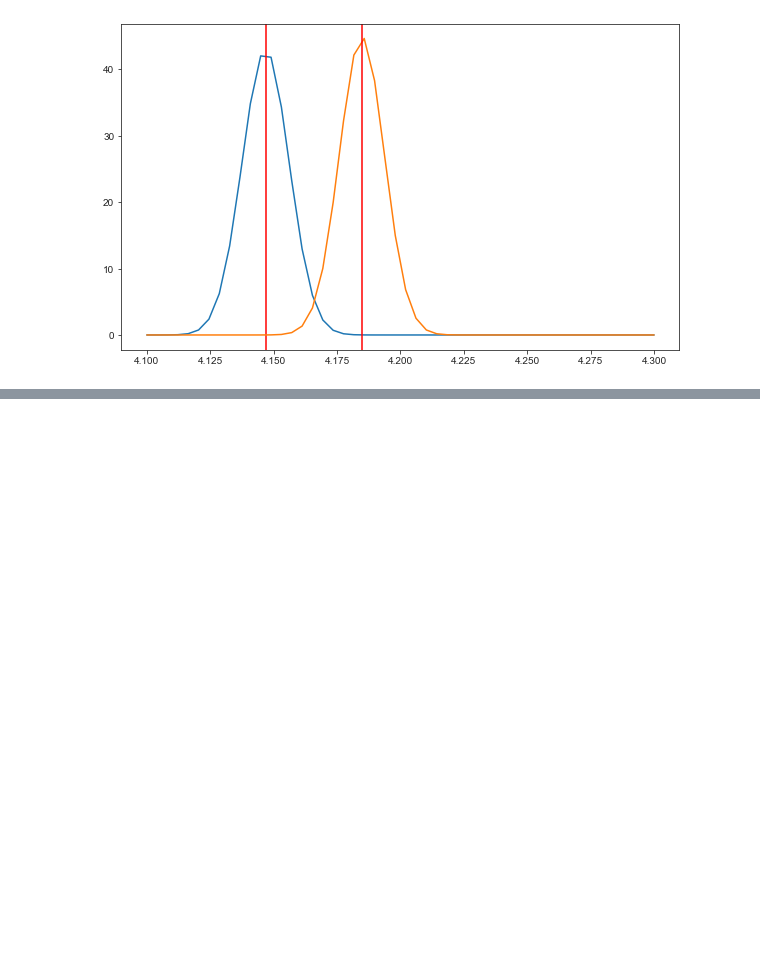
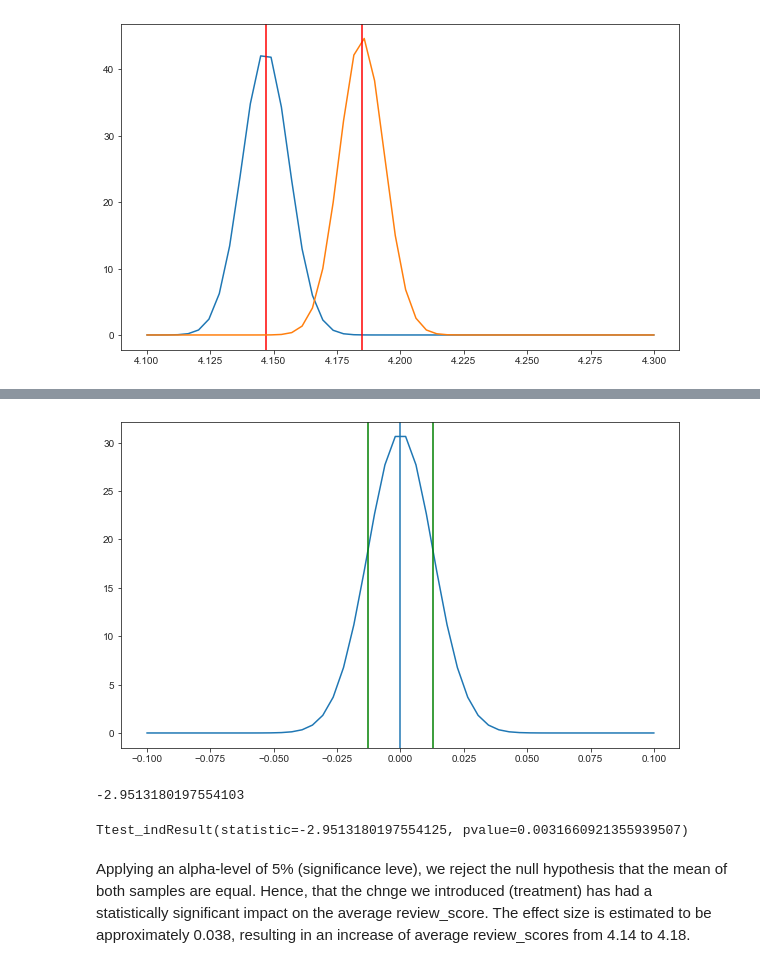
Before and after one commit to ironhack-datalabs/data-ber-08-20, a Jupyter notebook: Notes/module-2/week-5/3-ab_testing.ipynb, the cells around one changed output, grey strips where cells are left out. Cells and saved outputs as stored; diff of their text form; code cells hidden in the pictures; blank space fills up the shorter version.

```diff
--- a/Notes/module-2/week-5/3-ab_testing.ipynb
+++ b/Notes/module-2/week-5/3-ab_testing.ipynb
@@ -302,3 +302,5 @@ plt.plot(x, pdf_b);
 ax.axvline(means.loc[102, "review_score"], color="r");
 # %% [output]
 [figure]
+# %%
+combined_standard_error = np.sqrt(var.loc[101, "review_score"]/ssize[101] + var.loc[102, "review_score"]/ssize[102])
@@ -304,0 +330,26 @@ ax.axvline(means.loc[102, "review_score"], color="r");
+# %%
+fig, ax = plt.subplots(figsize=(10,6))
+
+x = np.linspace(-.1, .1)
+pdf_c = scipy.stats.norm.pdf(x,
+                             0,
+                             combined_standard_error)
+plt.plot(x, pdf_c);
+ax.axvline(0);
+ax.axvline(0.0128, color="g");
+ax.axvline(-0.0128, color="g");
+# %% [output]
+[figure, added]
+# %%
+t = diff_mean / combined_standard_error
+t
+# %% [output]
+-2.9513180197554103
+# %%
+scipy.stats.ttest_ind(df_exp.loc[df_exp["experiment_id"]== 101, "review_score"],
+                      df_exp.loc[df_exp["experiment_id"]== 102, "review_score"],
+                      equal_var=False)
+# %% [output]
+Ttest_indResult(statistic=-2.9513180197554125, pvalue=0.0031660921355939507)
+# %% [markdown]
+Applying an alpha-level of 5% (significance leve), we reject the null hypothesis that the mean of both samples are equal. Hence, that the chnge we introduced (treatment) has had a statistically significant impact on the average review_score. The effect size is estimated to be approximately 0.038, resulting in an increase of average review_scores from 4.14 to 4.18.
```
Also changed, not shown: parts of 13 cells of this notebook, 5 other files.
